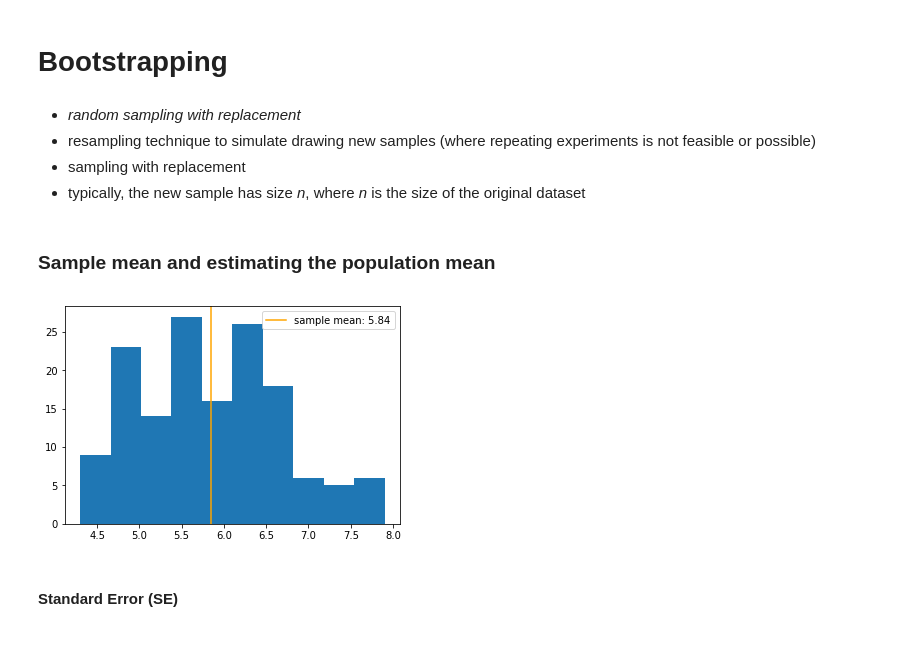
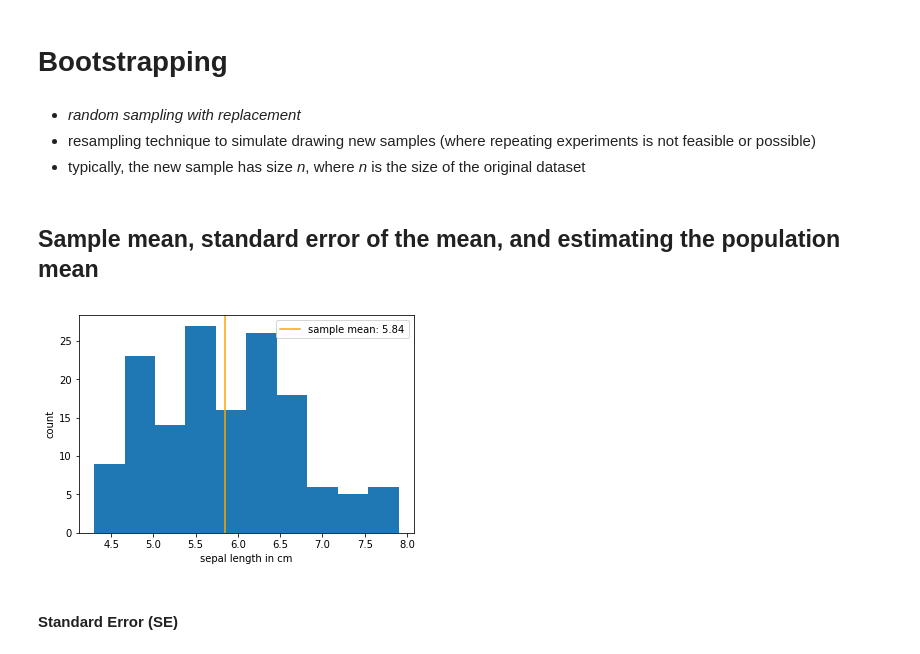
Before and after one commit to rasbt/data-science-tutorial, a Jupyter notebook: code/bootstrapping.ipynb, the cells around one changed output. Drawn from its saved outputs; the diff is of its cells as text; code cells hidden in the pictures.

```diff
--- a/code/bootstrapping.ipynb
+++ b/code/bootstrapping.ipynb
@@ -8,21 +9,22 @@ import matplotlib.pyplot as plt
 # %% [markdown]
 - *random sampling with replacement*
 - resampling technique to simulate drawing new samples (where repeating experiments is not feasible or possible)
-- sampling with replacement
 - typically, the new sample has size *n*, where *n* is the size of the original dataset
 # %% [markdown]
-### Sample mean and estimating the population mean
+## Sample mean, standard error of the mean,  and estimating the population mean
 # %%
 df = pd.read_csv('../datasets/iris/iris.csv')
 
 x = df['sepal_length'].values
 x_mean = np.mean(x)
 plt.hist(x, bins=10)
 plt.axvline(x_mean, color='orange', label='sample mean: %.2f' % x_mean)
+plt.xlabel('sepal length in cm')
+plt.ylabel('count')
 plt.legend(loc=1)
 plt.show()
 # %% [output]
-[figure, old version]
+[figure, new version]
 # %% [markdown]
 #### Standard Error (SE)
 # %% [markdown]
```
Also changed, not shown: parts of 15 cells of this notebook.
